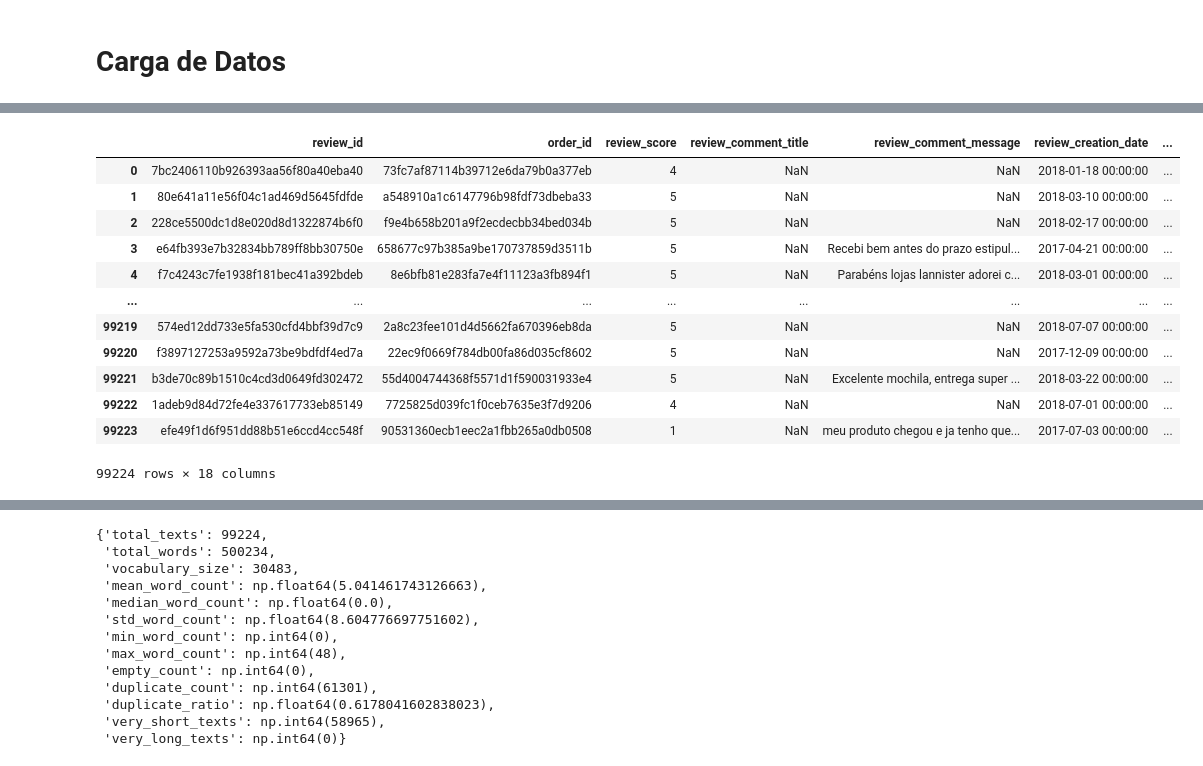
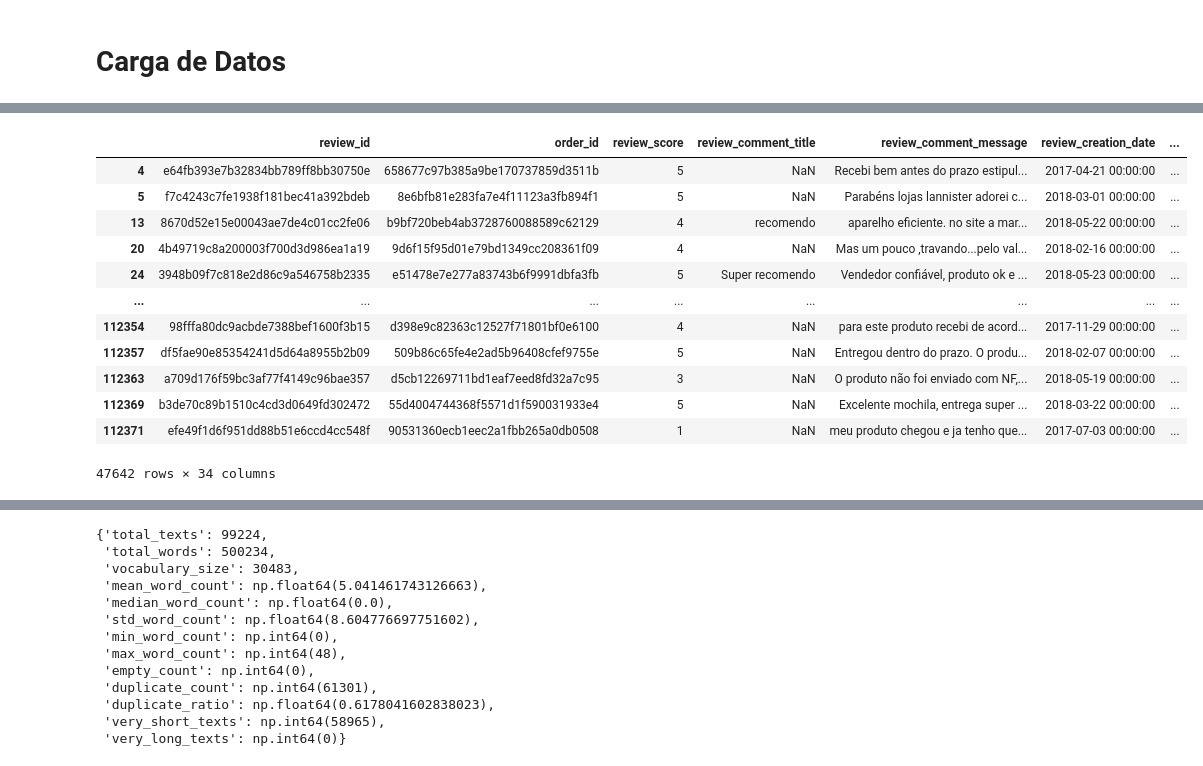
Before and after one commit to joaortizro/Microproyecto-MLOPS, a Jupyter notebook: notebooks/main.ipynb, the cells around one changed output, grey strips where cells are left out. Cells and saved outputs as stored; diff of their text form; code cells hidden in the pictures.

```diff
--- a/notebooks/main.ipynb
+++ b/notebooks/main.ipynb
@@ -49,0 +102,26 @@ memory usage: 5.3 MB
+# %%
+# Merge datasets to create a comprehensive "Maestro" dataset
+df_maestro = data_reviews.merge(data_orders, on='order_id', how='inner')
+# Merge with order_items
+df_maestro = df_maestro.merge(data_order_items, on='order_id', how='inner')
+# If no date fill with a default value (e.g., 1970-01-01) to avoid issues with date calculations
+df_maestro['order_delivered_customer_date'] = pd.to_datetime(df_maestro['order_delivered_customer_date']).fillna(pd.Timestamp('1970-01-01'))
+df_maestro['order_estimated_delivery_date'] = pd.to_datetime(df_maestro['order_estimated_delivery_date']).fillna(pd.Timestamp('1970-01-01'))
+df_maestro['order_delivered_carrier_date'] = pd.to_datetime(df_maestro['order_delivered_carrier_date']).fillna(pd.Timestamp('1970-01-01'))
+df_maestro['order_purchase_timestamp'] = pd.to_datetime(df_maestro['order_purchase_timestamp']).fillna(pd.Timestamp('1970-01-01'))
+
+# Calculate delivery delta in days
+df_maestro['delivery_delta_days'] = (df_maestro['order_delivered_customer_date'] -
+                                    df_maestro['order_estimated_delivery_date']).dt.days
+# Calculate seller dispatch days
+df_maestro['seller_dispatch_days'] = (df_maestro['order_delivered_carrier_date'] -
+                                   df_maestro['order_purchase_timestamp']).dt.days
+# Calculate carrier transit days
+df_maestro['carrier_transit_days'] = (df_maestro['order_delivered_customer_date'] -
+                                   df_maestro['order_delivered_carrier_date']).dt.days
+
+# Merge review_comment_message and review_comment_title into a single column for analysis
+df_maestro['full_text'] = df_maestro['review_comment_title'].fillna('') + ' ' + df_maestro['review_comment_message'].fillna('')
+
+preview_df(df_maestro[['order_id','full_text','review_score','order_delivered_customer_date','delivery_delta_days','seller_dispatch_days','carrier_transit_days']],num_rows=10,name="Maestro Dataset")
+df_maestro.info()
@@ -49,0 +161,9 @@ memory usage: 5.3 MB
+# %%
+df_analysis = df_maestro[df_maestro['review_comment_message'].notna()].copy()
+
+# original reviews
+print( f"Original reviews: {len(data_reviews)}")
+# non null reviews
+print( f"Total reviews: {len(df_analysis)}" )
+# percentage of non-null reviews
+print(f"Percentage of non-null reviews: {len(df_analysis)/len(data_reviews)*100:.2f}%")
@@ -73,45 +197,45 @@ def calculate_stats_per_row (data, column):
     )
 
     # Longitud promedio de palabras
     data['avg_word_length'] = data[column].apply(
         lambda x: sum(len(word) for word in x.split()) / len(x.split()) if x.split() else 0
     )
 
     # Palabras por oración
     data['words_per_sentence'] = data['word_count'] / data['sentence_count']
 
     # Palabras únicas
     data['unique_words_count'] = data[column].apply(
         lambda x: len(set(x.lower().split()))
     )
     # Signos de exclamación
     data['exclamation_count'] = data[column].str.count('!')
 
     # Signos de interrogación
     data['question_count'] = data[column].str.count(r'\?')
 
     # Comas
     data['comma_count'] = data[column].str.count(',')
 
     # Puntos
     data['period_count'] = data[column].str.count(r'\.')
     return data
 
-data_reviews['full_text'] = data_reviews['review_comment_title'].fillna('') + ' ' + data_reviews['review_comment_message'].fillna('')
+df_analysis['full_text'] = df_analysis['review_comment_title'].fillna('') + '' + df_analysis['review_comment_message'].fillna('')
 
-calculate_stats_per_row(data_reviews, 'full_text')
+calculate_stats_per_row(df_analysis, 'full_text')
 # %% [output]
 |  | review_id | order_id | review_score | review_comment_title | review_comment_message | review_creation_date | ... |
-| 0 | 7bc2406110b926393aa56f80a40eba40 | 73fc7af87114b39712e6da79b0a377eb | 4 | NaN | NaN | 2018-01-18 00:00:00 | ... |
-| 1 | 80e641a11e56f04c1ad469d5645fdfde | a548910a1c6147796b98fdf73dbeba33 | 5 | NaN | NaN | 2018-03-10 00:00:00 | ... |
-| 2 | 228ce5500dc1d8e020d8d1322874b6f0 | f9e4b658b201a9f2ecdecbb34bed034b | 5 | NaN | NaN | 2018-02-17 00:00:00 | ... |
-| 3 | e64fb393e7b32834bb789ff8bb30750e | 658677c97b385a9be170737859d3511b | 5 | NaN | Recebi bem antes do prazo estipul... | 2017-04-21 00:00:00 | ... |
-| 4 | f7c4243c7fe1938f181bec41a392bdeb | 8e6bfb81e283fa7e4f11123a3fb894f1 | 5 | NaN | Parabéns lojas lannister adorei c... | 2018-03-01 00:00:00 | ... |
+| 4 | e64fb393e7b32834bb789ff8bb30750e | 658677c97b385a9be170737859d3511b | 5 | NaN | Recebi bem antes do prazo estipul... | 2017-04-21 00:00:00 | ... |
+| 5 | f7c4243c7fe1938f181bec41a392bdeb | 8e6bfb81e283fa7e4f11123a3fb894f1 | 5 | NaN | Parabéns lojas lannister adorei c... | 2018-03-01 00:00:00 | ... |
+| 13 | 8670d52e15e00043ae7de4c01cc2fe06 | b9bf720beb4ab3728760088589c62129 | 4 | recomendo | aparelho eficiente. no site a mar... | 2018-05-22 00:00:00 | ... |
+| 20 | 4b49719c8a200003f700d3d986ea1a19 | 9d6f15f95d01e79bd1349cc208361f09 | 4 | NaN | Mas um pouco ,travando...pelo val... | 2018-02-16 00:00:00 | ... |
+| 24 | 3948b09f7c818e2d86c9a546758b2335 | e51478e7e277a83743b6f9991dbfa3fb | 5 | Super recomendo | Vendedor confiável, produto ok e ... | 2018-05-23 00:00:00 | ... |
 | ... | ... | ... | ... | ... | ... | ... | ... |
-| 99219 | 574ed12dd733e5fa530cfd4bbf39d7c9 | 2a8c23fee101d4d5662fa670396eb8da | 5 | NaN | NaN | 2018-07-07 00:00:00 | ... |
-| 99220 | f3897127253a9592a73be9bdfdf4ed7a | 22ec9f0669f784db00fa86d035cf8602 | 5 | NaN | NaN | 2017-12-09 00:00:00 | ... |
-| 99221 | b3de70c89b1510c4cd3d0649fd302472 | 55d4004744368f5571d1f590031933e4 | 5 | NaN | Excelente mochila, entrega super ... | 2018-03-22 00:00:00 | ... |
-| 99222 | 1adeb9d84d72fe4e337617733eb85149 | 7725825d039fc1f0ceb7635e3f7d9206 | 4 | NaN | NaN | 2018-07-01 00:00:00 | ... |
-| 99223 | efe49f1d6f951dd88b51e6ccd4cc548f | 90531360ecb1eec2a1fbb265a0db0508 | 1 | NaN | meu produto chegou e ja tenho que... | 2017-07-03 00:00:00 | ... |
+| 112354 | 98fffa80dc9acbde7388bef1600f3b15 | d398e9c82363c12527f71801bf0e6100 | 4 | NaN | para este produto recebi de acord... | 2017-11-29 00:00:00 | ... |
+| 112357 | df5fae90e85354241d5d64a8955b2b09 | 509b86c65fe4e2ad5b96408cfef9755e | 5 | NaN | Entregou dentro do prazo. O produ... | 2018-02-07 00:00:00 | ... |
+| 112363 | a709d176f59bc3af77f4149c96bae357 | d5cb12269711bd1eaf7eed8fd32a7c95 | 3 | NaN | O produto não foi enviado com NF,... | 2018-05-19 00:00:00 | ... |
+| 112369 | b3de70c89b1510c4cd3d0649fd302472 | 55d4004744368f5571d1f590031933e4 | 5 | NaN | Excelente mochila, entrega super ... | 2018-03-22 00:00:00 | ... |
+| 112371 | efe49f1d6f951dd88b51e6ccd4cc548f | 90531360ecb1eec2a1fbb265a0db0508 | 1 | NaN | meu produto chegou e ja tenho que... | 2017-07-03 00:00:00 | ... |
-99224 rows × 18 columns
+47642 rows × 34 columns
 # %%
```
Also changed, not shown: parts of 9 cells of this notebook.
